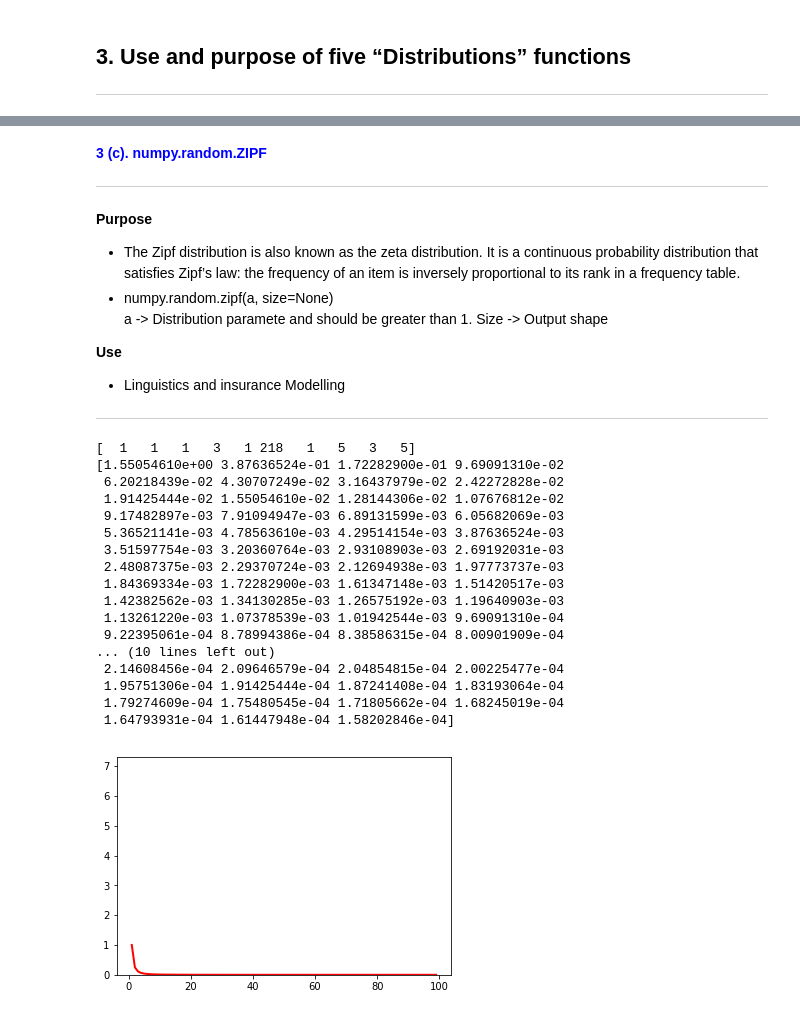
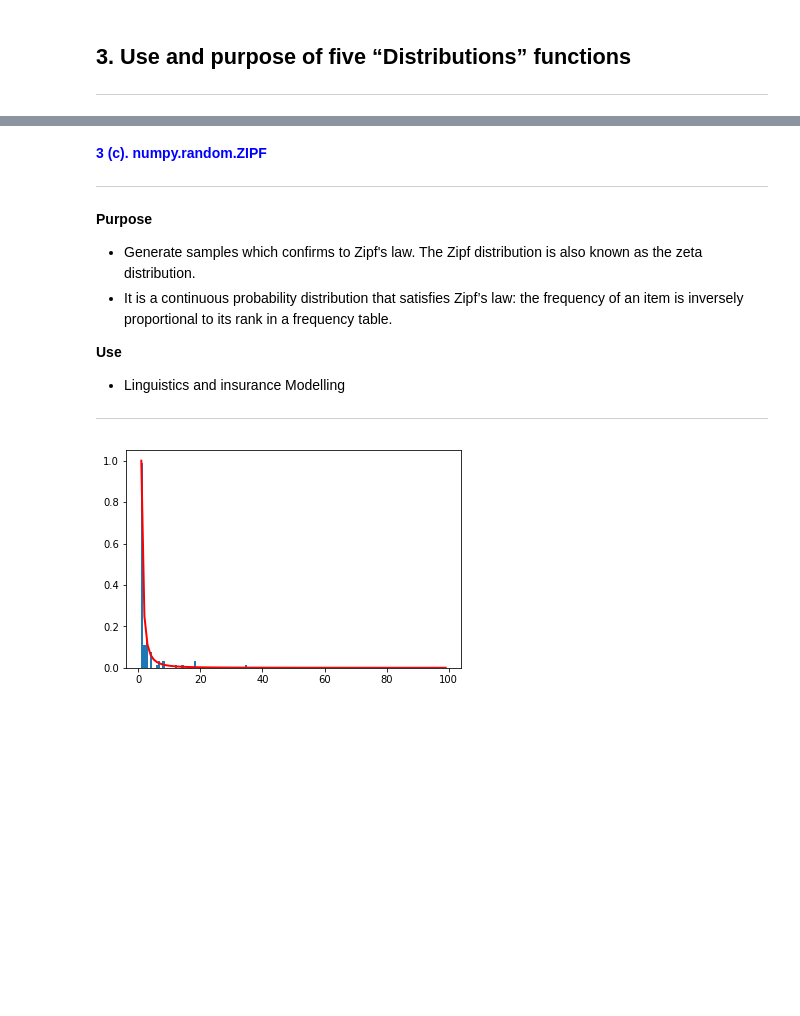
Before and after one commit to SomanathanSubramaniyan/Programming-for-Data-Analysis, a Jupyter notebook: Assignment-2018-Numpy.ipynb, the cells around one changed output, grey strips where cells are left out. Saved outputs shown, nothing was run; the diff lists cells and outputs as text; code cells hidden in the pictures; blank space fills up the shorter version.

```diff
--- a/Assignment-2018-Numpy.ipynb
+++ b/Assignment-2018-Numpy.ipynb
@@ -172,47 +181,28 @@ plt.show()
 **<font color=blue>3 (c). numpy.random.ZIPF </font>**
 ***
 **Purpose**
-- The Zipf distribution is also known as the zeta distribution. It is a continuous probability distribution that satisfies Zipf’s law: the frequency of an item is inversely proportional to its rank in a frequency table.
-- numpy.random.zipf(a, size=None)
-a -> Distribution paramete and should be greater than 1.
-Size -> Output shape
+- Generate samples which confirms to Zipf's law. The Zipf distribution is also known as the zeta distribution.
+- It is a continuous probability distribution that satisfies Zipf’s law: the frequency of an item is inversely proportional to its rank in a frequency table.
 
 **Use**
  - Linguistics and insurance Modelling
 ***
 # %%
-# parameter and random sample generation
-a, s, x, y  = 2, np.random.zipf(a, 10), np.arange(1., 100.), x**(-a) / special.zetac(a)
-
 import matplotlib.pyplot as plt
 from scipy import special
 
-print (s)
-print (y)
+# parameter and random sample generation
+a = 2
+s = np.random.zipf(a, 100)
+x = np.arange(1., 100.)
+y = x**(-a) / special.zetac(a)
 
 #histogram  and plot the graph
 count, bins, ignored = plt.hist(s[s<50], 50, density=True)
 plt.plot(x, y/max(y), linewidth=2, color='r')
 plt.show()
 # %% [output]
-[  1   1   1   3   1 218   1   5   3   5]
-[1.55054610e+00 3.87636524e-01 1.72282900e-01 9.69091310e-02
- 6.20218439e-02 4.30707249e-02 3.16437979e-02 2.42272828e-02
- 1.91425444e-02 1.55054610e-02 1.28144306e-02 1.07676812e-02
- 9.17482897e-03 7.91094947e-03 6.89131599e-03 6.05682069e-03
- 5.36521141e-03 4.78563610e-03 4.29514154e-03 3.87636524e-03
- 3.51597754e-03 3.20360764e-03 2.93108903e-03 2.69192031e-03
- 2.48087375e-03 2.29370724e-03 2.12694938e-03 1.97773737e-03
- 1.84369334e-03 1.72282900e-03 1.61347148e-03 1.51420517e-03
- 1.42382562e-03 1.34130285e-03 1.26575192e-03 1.19640903e-03
- 1.13261220e-03 1.07378539e-03 1.01942544e-03 9.69091310e-04
- 9.22395061e-04 8.78994386e-04 8.38586315e-04 8.00901909e-04
-... (10 lines left out)
- 2.14608456e-04 2.09646579e-04 2.04854815e-04 2.00225477e-04
- 1.95751306e-04 1.91425444e-04 1.87241408e-04 1.83193064e-04
- 1.79274609e-04 1.75480545e-04 1.71805662e-04 1.68245019e-04
- 1.64793931e-04 1.61447948e-04 1.58202846e-04]
-[figure, old version]
+[figure, new version]
 # %% [markdown]
 **<font color=blue> 3 (d). numpy.random.binomial</font>**
 ***
```
Also changed, not shown: parts of 18 cells of this notebook.
